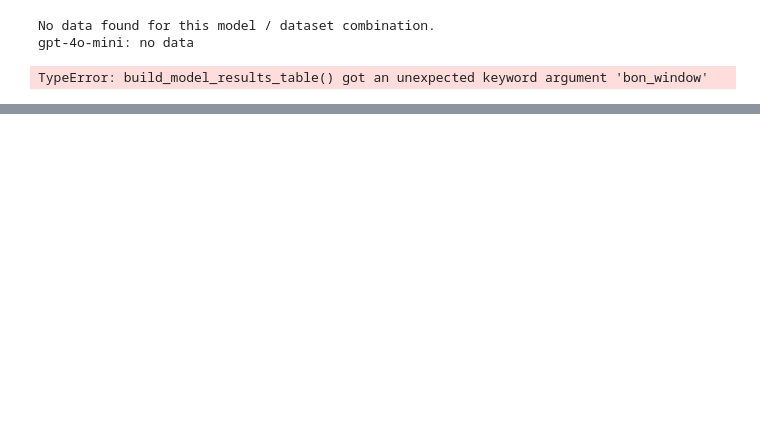
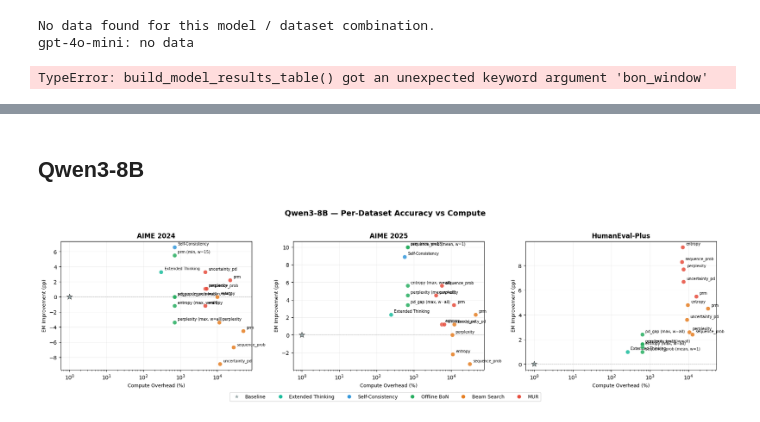
Before and after one commit to IINemo/llm-tts-service, a Jupyter notebook: notebooks/wandb_results_analysis.ipynb, the cells around one changed output, grey strips where cells are left out. Drawn from its saved outputs; the diff is of its cells as text; code cells hidden in the pictures; blank space fills up the shorter version.

```diff
--- a/notebooks/wandb_results_analysis.ipynb
+++ b/notebooks/wandb_results_analysis.ipynb
@@ -4986,0 +5483,13 @@ TypeError: build_model_results_table() got an unexpected keyword argument 'bon_w
+# %% [markdown]
+## Qwen3-8B
+# %%
+# ── Per-dataset charts ────────────────────────────────────────────────────────
+
+_tbl_q3 = _combined_tables.get("Qwen3-8B")
+if _tbl_q3 is not None:
+    plot_accuracy_vs_compute_per_dataset(_tbl_q3, "Qwen3-8B",
+        save_path=_CHARTS_DIR / "qwen3_per_dataset_overhead.png")
+else:
+    print("Qwen3 combined results not found — run the combined results cells first")
+# %% [output]
+[figure, added]
```
Also changed, not shown: parts of 17 cells of this notebook.
